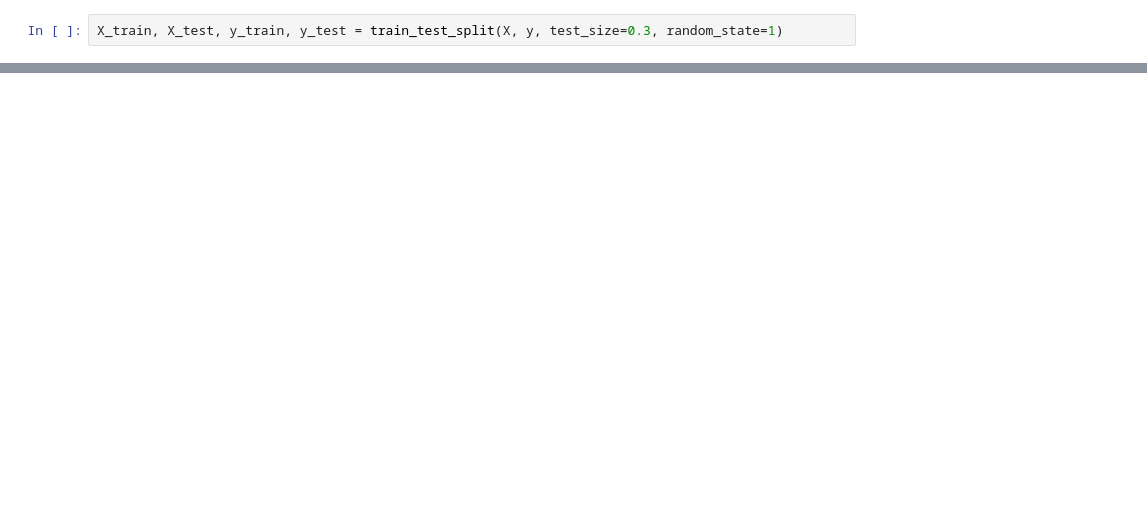
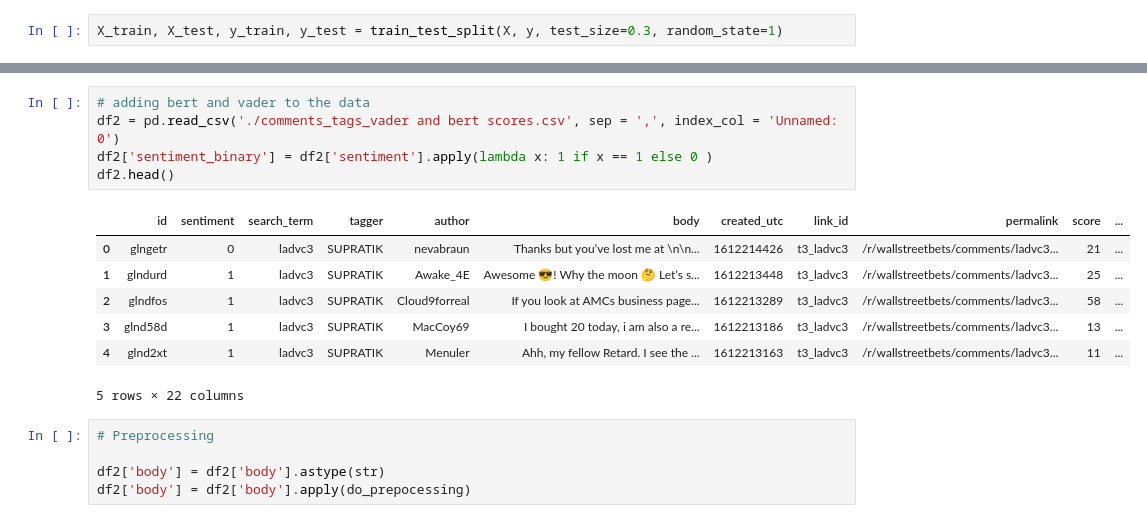
Before and after one commit to rachelsng/WallStreetBets-Sentiment, a Jupyter notebook: 2. Sentiment Prediction/Classical models for sentiment analysis 2.ipynb, the cells around one changed output, grey strips where cells are left out. Saved outputs shown, nothing was run; the diff lists cells and outputs as text; blank space fills up the shorter version.

```diff
--- a/2. Sentiment Prediction/Classical models for sentiment analysis 2.ipynb
+++ b/2. Sentiment Prediction/Classical models for sentiment analysis 2.ipynb
@@ -180,0 +207,18 @@ BernoulliNB                          1.63
+# %%
+# adding bert and vader to the data
+df2 = pd.read_csv('./comments_tags_vader and bert scores.csv', sep = ',', index_col = 'Unnamed: 0')
+df2['sentiment_binary'] = df2['sentiment'].apply(lambda x: 1 if x == 1 else 0 )
+df2.head()
+# %% [output]
+|  | id | sentiment | search_term | tagger | author | body | created_utc | link_id | permalink | score | ... |
+| 0 | glngetr | 0 | ladvc3 | SUPRATIK | nevabraun | Thanks but you’ve lost me at \n\n... | 1612214426 | t3_ladvc3 | /r/wallstreetbets/comments/ladvc3... | 21 | ... |
+| 1 | glndurd | 1 | ladvc3 | SUPRATIK | Awake_4E | Awesome 😎! Why the moon 🤔 Let’s s... | 1612213448 | t3_ladvc3 | /r/wallstreetbets/comments/ladvc3... | 25 | ... |
+| 2 | glndfos | 1 | ladvc3 | SUPRATIK | Cloud9forreal | If you look at AMCs business page... | 1612213289 | t3_ladvc3 | /r/wallstreetbets/comments/ladvc3... | 58 | ... |
+| 3 | glnd58d | 1 | ladvc3 | SUPRATIK | MacCoy69 | I bought 20 today, i am also a re... | 1612213186 | t3_ladvc3 | /r/wallstreetbets/comments/ladvc3... | 13 | ... |
+| 4 | glnd2xt | 1 | ladvc3 | SUPRATIK | Menuler | Ahh, my fellow Retard. I see the ... | 1612213163 | t3_ladvc3 | /r/wallstreetbets/comments/ladvc3... | 11 | ... |
+5 rows × 22 columns
+# %%
+# Preprocessing
+
+df2['body'] = df2['body'].astype(str)
+df2['body'] = df2['body'].apply(do_prepocessing)
```
Also changed, not shown: parts of 10 cells of this notebook.
